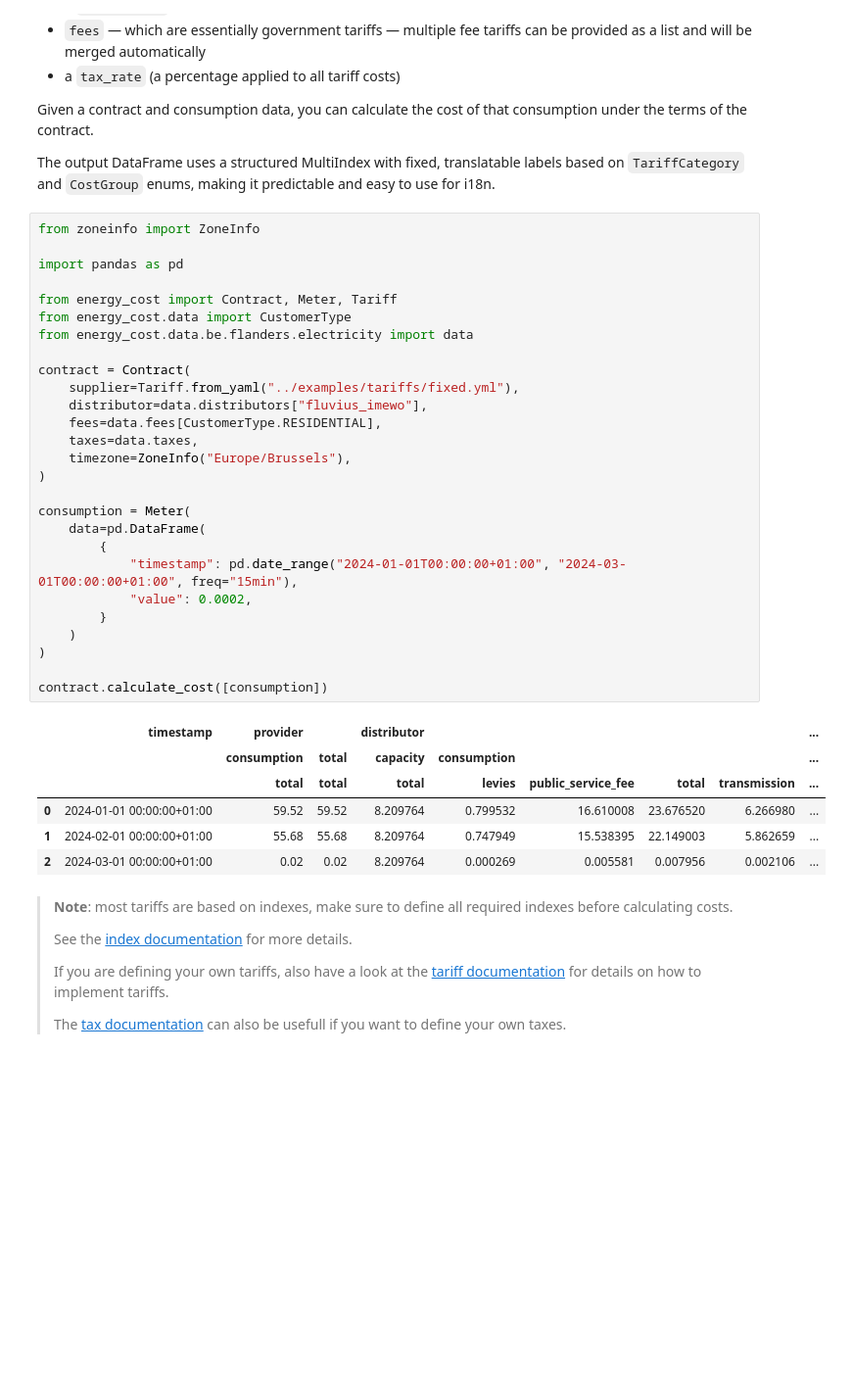
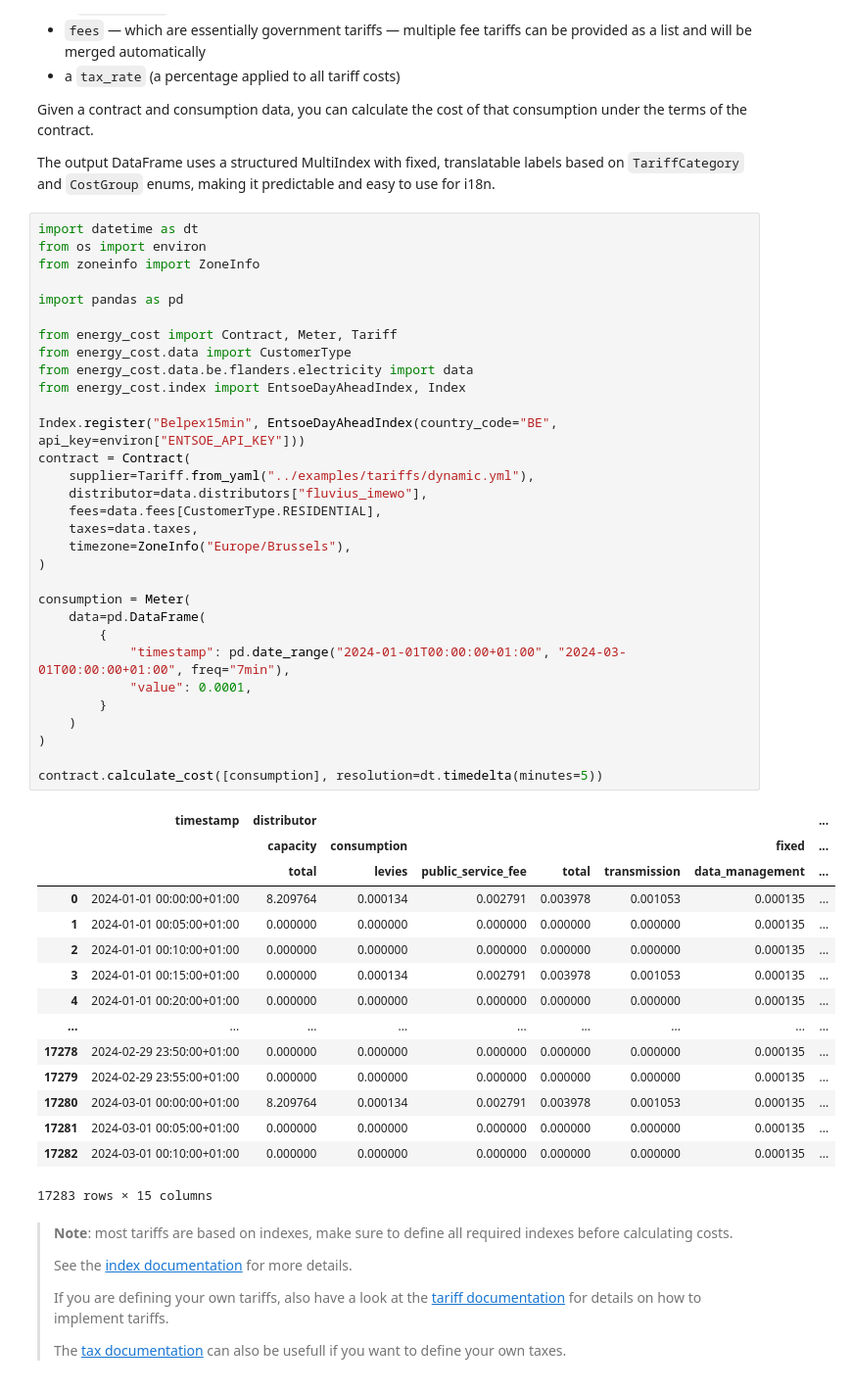
Before and after one commit to EnergieID/energy-cost, a Jupyter notebook: notebooks/contract.ipynb, the cells around one changed output. Shown at 98% size. Drawn from its saved outputs; the diff is of its cells as text; blank space fills up the shorter version.

Commit message:
Correctly output lower output resolution if desired

```diff
--- a/notebooks/contract.ipynb
+++ b/notebooks/contract.ipynb
@@ -12,39 +12,52 @@ Given a contract and consumption data, you can calculate the cost of that consum
 
 The output DataFrame uses a structured MultiIndex with fixed, translatable labels based on `TariffCategory` and `CostGroup` enums, making it predictable and easy to use for i18n.
 # %%
+import datetime as dt
+from os import environ
 from zoneinfo import ZoneInfo
 
 import pandas as pd
 
 from energy_cost import Contract, Meter, Tariff
 from energy_cost.data import CustomerType
 from energy_cost.data.be.flanders.electricity import data
+from energy_cost.index import EntsoeDayAheadIndex, Index
 
+Index.register("Belpex15min", EntsoeDayAheadIndex(country_code="BE", api_key=environ["ENTSOE_API_KEY"]))
 contract = Contract(
-    supplier=Tariff.from_yaml("../examples/tariffs/fixed.yml"),
+    supplier=Tariff.from_yaml("../examples/tariffs/dynamic.yml"),
     distributor=data.distributors["fluvius_imewo"],
     fees=data.fees[CustomerType.RESIDENTIAL],
     taxes=data.taxes,
     timezone=ZoneInfo("Europe/Brussels"),
 )
 
 consumption = Meter(
     data=pd.DataFrame(
         {
-            "timestamp": pd.date_range("2024-01-01T00:00:00+01:00", "2024-03-01T00:00:00+01:00", freq="15min"),
-            "value": 0.0002,
+            "timestamp": pd.date_range("2024-01-01T00:00:00+01:00", "2024-03-01T00:00:00+01:00", freq="7min"),
+            "value": 0.0001,
         }
     )
 )
 
-contract.calculate_cost([consumption])
+contract.calculate_cost([consumption], resolution=dt.timedelta(minutes=5))
 # %% [output]
-|  | timestamp | provider |  | distributor |  |  |  |  | ... |
-|  |  | consumption | total | capacity | consumption |  |  |  | ... |
-|  |  | total | total | total | levies | public_service_fee | total | transmission | ... |
-| 0 | 2024-01-01 00:00:00+01:00 | 59.52 | 59.52 | 8.209764 | 0.799532 | 16.610008 | 23.676520 | 6.266980 | ... |
-| 1 | 2024-02-01 00:00:00+01:00 | 55.68 | 55.68 | 8.209764 | 0.747949 | 15.538395 | 22.149003 | 5.862659 | ... |
-| 2 | 2024-03-01 00:00:00+01:00 | 0.02 | 0.02 | 8.209764 | 0.000269 | 0.005581 | 0.007956 | 0.002106 | ... |
+|  | timestamp | distributor |  |  |  |  |  | ... |
+|  |  | capacity | consumption |  |  |  | fixed | ... |
+|  |  | total | levies | public_service_fee | total | transmission | data_management | ... |
+| 0 | 2024-01-01 00:00:00+01:00 | 8.209764 | 0.000134 | 0.002791 | 0.003978 | 0.001053 | 0.000135 | ... |
+| 1 | 2024-01-01 00:05:00+01:00 | 0.000000 | 0.000000 | 0.000000 | 0.000000 | 0.000000 | 0.000135 | ... |
+| 2 | 2024-01-01 00:10:00+01:00 | 0.000000 | 0.000000 | 0.000000 | 0.000000 | 0.000000 | 0.000135 | ... |
+| 3 | 2024-01-01 00:15:00+01:00 | 0.000000 | 0.000134 | 0.002791 | 0.003978 | 0.001053 | 0.000135 | ... |
+| 4 | 2024-01-01 00:20:00+01:00 | 0.000000 | 0.000000 | 0.000000 | 0.000000 | 0.000000 | 0.000135 | ... |
+| ... | ... | ... | ... | ... | ... | ... | ... | ... |
+| 17278 | 2024-02-29 23:50:00+01:00 | 0.000000 | 0.000000 | 0.000000 | 0.000000 | 0.000000 | 0.000135 | ... |
+| 17279 | 2024-02-29 23:55:00+01:00 | 0.000000 | 0.000000 | 0.000000 | 0.000000 | 0.000000 | 0.000135 | ... |
+| 17280 | 2024-03-01 00:00:00+01:00 | 8.209764 | 0.000134 | 0.002791 | 0.003978 | 0.001053 | 0.000135 | ... |
+| 17281 | 2024-03-01 00:05:00+01:00 | 0.000000 | 0.000000 | 0.000000 | 0.000000 | 0.000000 | 0.000135 | ... |
+| 17282 | 2024-03-01 00:10:00+01:00 | 0.000000 | 0.000000 | 0.000000 | 0.000000 | 0.000000 | 0.000135 | ... |
+17283 rows × 15 columns
 # %% [markdown]
 > **Note**: most tariffs are based on indexes, make sure to define all required indexes before calculating costs.
 >
```
Also changed, not shown: 10 other files.
